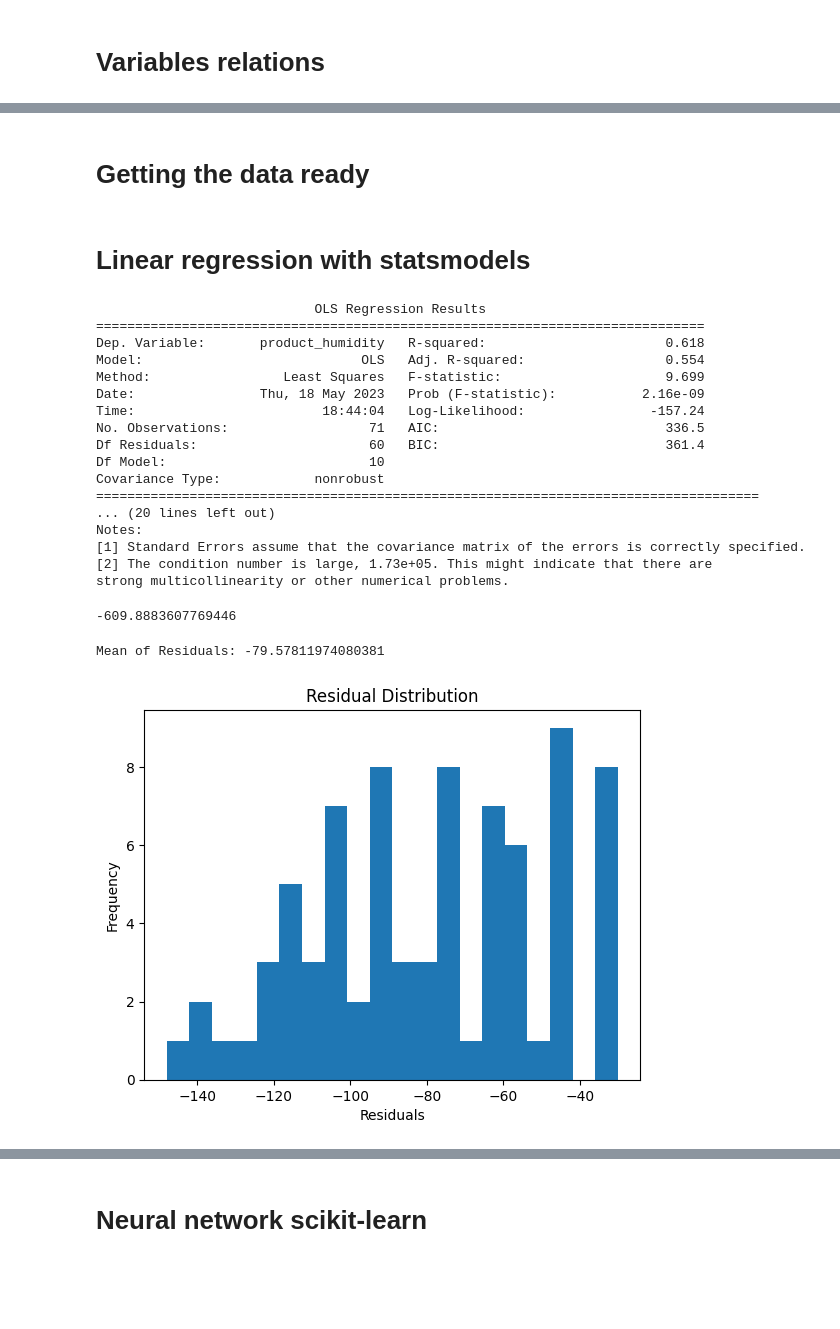
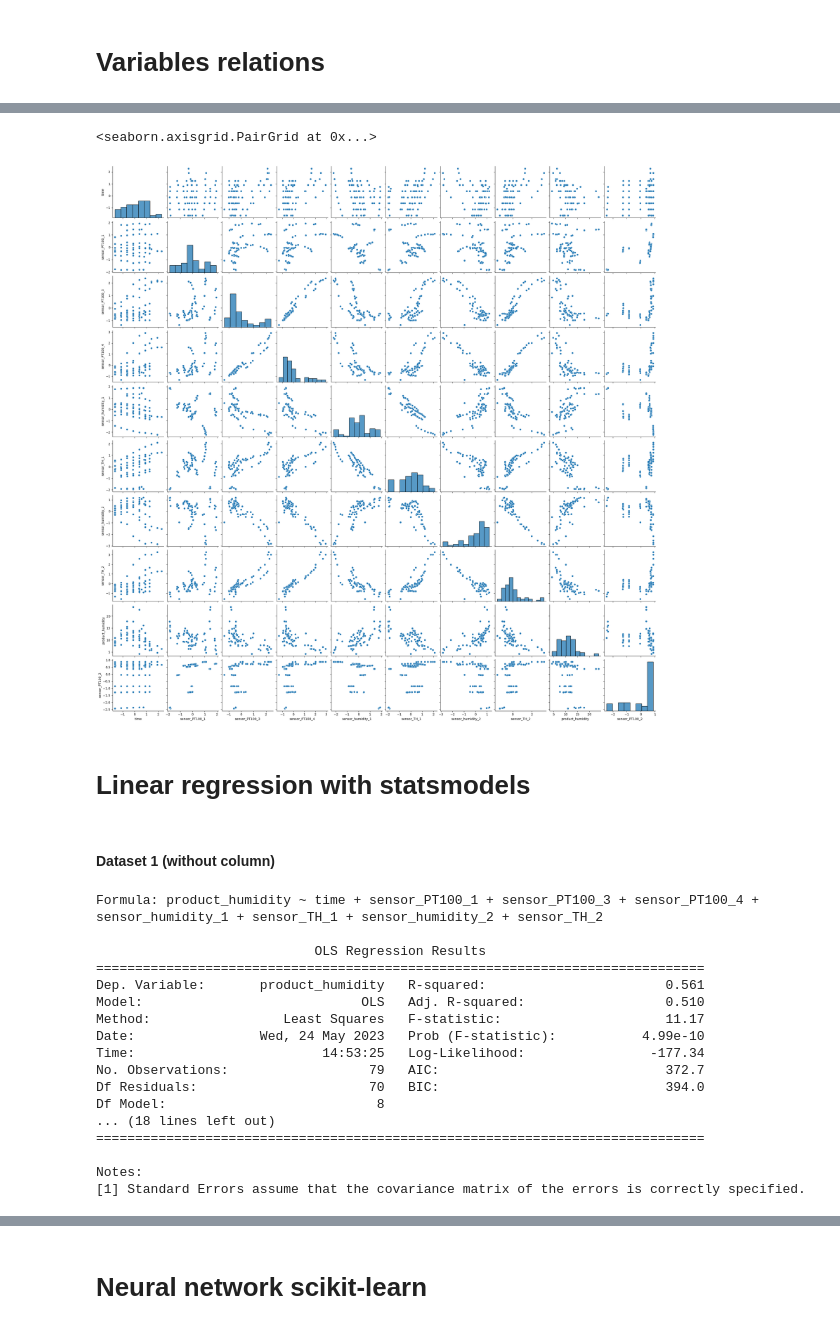
Before and after one commit to Raphael-Marchetti-Calciolari/projects-tcc-imt-2023, a Jupyter notebook: scripts/fixData.ipynb, the cells around one changed output, grey strips where cells are left out. Cells and saved outputs as stored; diff of their text form; code cells hidden in the pictures; blank space fills up the shorter version.

```diff
--- a/scripts/fixData.ipynb
+++ b/scripts/fixData.ipynb
@@ -35,2 +139,0 @@ sns.pairplot(df)
-# %% [markdown]
-# Getting the data ready
@@ -45,55 +140,40 @@ y_ = df[y]
+# %%
+sns.pairplot(df_2_normalized)
+# %% [output]
+<seaborn.axisgrid.PairGrid at 0x...>
+[figure, added]
 # %% [markdown]
 # Linear regression with statsmodels
+# %% [markdown]
+#### Dataset 1 (without column)
 # %%
-exception_list = []
+exception_list = [y_name]
 
-formula = y + ' ~ '
-for i, col in enumerate(X):
+formula = y_name + ' ~ '
+for i, col in enumerate(df_1_X):
     if (col in exception_list): continue
     if (i == 0): formula += col
     else: formula += f' + {col}'
 
-lm = sm.ols(formula=formula, data=df)
+print(f'Formula: {formula}\n')
+lm = sm.ols(formula=formula, data=df_1_normalized)
 lm = lm.fit()
 print(lm.summary())
 # %% [output]
+Formula: product_humidity ~ time + sensor_PT100_1 + sensor_PT100_3 + sensor_PT100_4 + sensor_humidity_1 + sensor_TH_1 + sensor_humidity_2 + sensor_TH_2
+
                             OLS Regression Results
 ==============================================================================
-Dep. Variable:       product_humidity   R-squared:                       0.618
-Model:                            OLS   Adj. R-squared:                  0.554
-Method:                 Least Squares   F-statistic:                     9.699
-Date:                Thu, 18 May 2023   Prob (F-statistic):           2.16e-09
-Time:                        18:44:04   Log-Likelihood:                -157.24
-No. Observations:                  71   AIC:                             336.5
-Df Residuals:                      60   BIC:                             361.4
-Df Model:                          10
-Covariance Type:            nonrobust
-=====================================================================================
-... (20 lines left out)
+Dep. Variable:       product_humidity   R-squared:                       0.561
+Model:                            OLS   Adj. R-squared:                  0.510
+Method:                 Least Squares   F-statistic:                     11.17
+Date:                Wed, 24 May 2023   Prob (F-statistic):           4.99e-10
+Time:                        14:53:25   Log-Likelihood:                -177.34
+No. Observations:                  79   AIC:                             372.7
+Df Residuals:                      70   BIC:                             394.0
+Df Model:                           8
+... (18 lines left out)
+==============================================================================
+
 Notes:
 [1] Standard Errors assume that the covariance matrix of the errors is correctly specified.
-[2] The condition number is large, 1.73e+05. This might indicate that there are
-strong multicollinearity or other numerical problems.
-# %%
-from sklearn.neural_network import MLPRegressor
-
-# Create the MLPRegressor and fit the data
-mlp = MLPRegressor()
-mlp.fit(X_, y_)
-
-mlp.score(X_, y_)
-# %% [output]
--609.8883607769446
-# %%
-residuals = y_ - mlp.predict(X_)
-mean_residuals = np.mean(residuals)
-print("Mean of Residuals:", mean_residuals)
-# Plot histogram of residuals
-plt.hist(residuals, bins=20)
-plt.xlabel("Residuals")
-plt.ylabel("Frequency")
-plt.title("Residual Distribution")
-plt.show()
-# %% [output]
-Mean of Residuals: -79.57811974080381
-[figure, removed]
```
Also changed, not shown: parts of 26 cells of this notebook.
